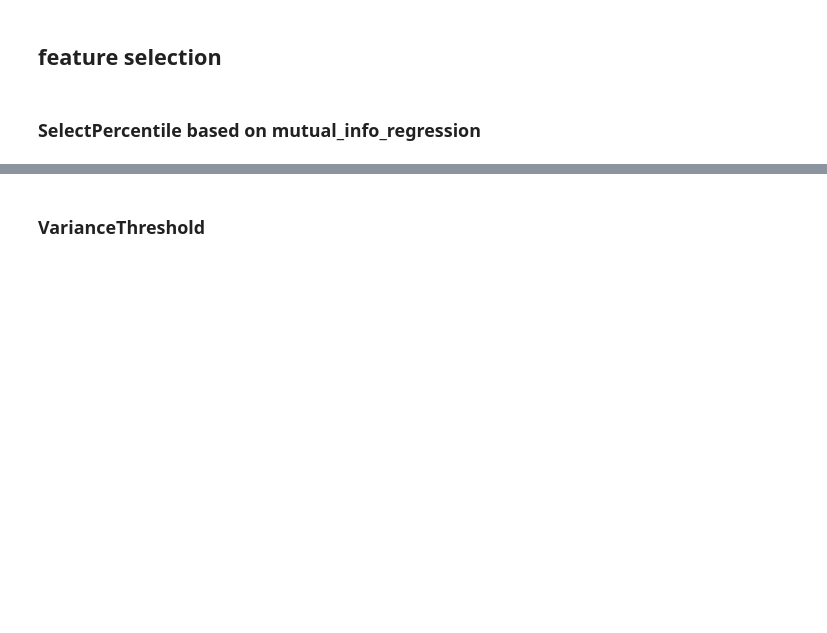
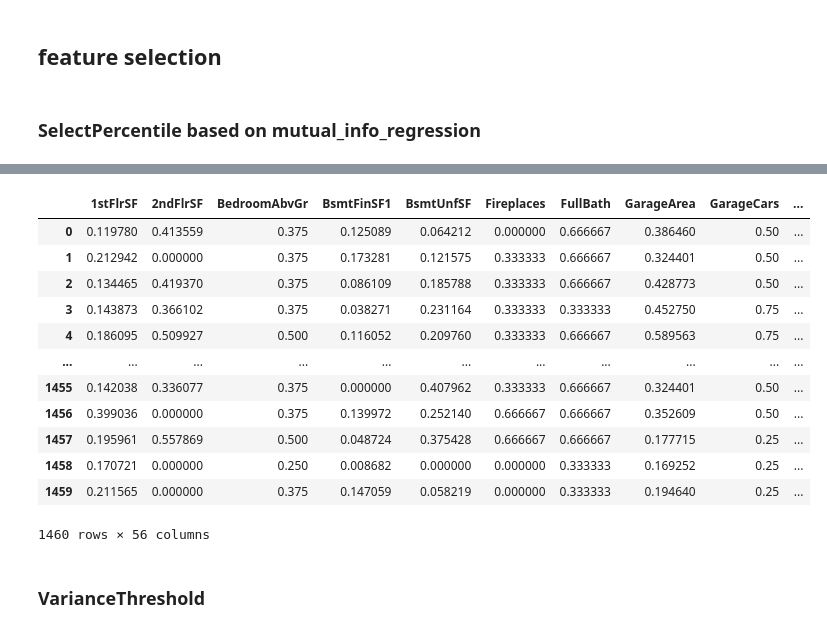
Before and after one commit to hdavis44/Houses-Kaggle-Competition, a Jupyter notebook: house_prices.ipynb, the cells around one changed output, grey strips where cells are left out. Cells and saved outputs as stored; diff of their text form; code cells hidden in the pictures; blank space fills up the shorter version.

```diff
--- a/house_prices.ipynb
+++ b/house_prices.ipynb
@@ -274,7 +274,7 @@ feat_ordinal
  'Street',
  'Utilities']
 # %%
-feat_ordinal_values_sorted = [encodings[i] for i in feat_ordinal]
+feat_ordinal_values_sorted = [feat_ordinal_dict[i] for i in feat_ordinal]
 # %%
 encoder_ordinal = OrdinalEncoder(
     categories=feat_ordinal_values_sorted,
@@ -410,3 +413,23 @@ preproc.fit_transform(X,y).shape
+# %%
+feature_names = preproc.get_feature_names_out()
+
+clean_feature_names = [name.split('__')[-1] for name in feature_names]
+
+pd.DataFrame(preprocessed, columns=clean_feature_names)
+# %% [output]
+|  | 1stFlrSF | 2ndFlrSF | BedroomAbvGr | BsmtFinSF1 | BsmtUnfSF | Fireplaces | FullBath | GarageArea | GarageCars | ... |
+| 0 | 0.119780 | 0.413559 | 0.375 | 0.125089 | 0.064212 | 0.000000 | 0.666667 | 0.386460 | 0.50 | ... |
+| 1 | 0.212942 | 0.000000 | 0.375 | 0.173281 | 0.121575 | 0.333333 | 0.666667 | 0.324401 | 0.50 | ... |
+| 2 | 0.134465 | 0.419370 | 0.375 | 0.086109 | 0.185788 | 0.333333 | 0.666667 | 0.428773 | 0.50 | ... |
+| 3 | 0.143873 | 0.366102 | 0.375 | 0.038271 | 0.231164 | 0.333333 | 0.333333 | 0.452750 | 0.75 | ... |
+| 4 | 0.186095 | 0.509927 | 0.500 | 0.116052 | 0.209760 | 0.333333 | 0.666667 | 0.589563 | 0.75 | ... |
+| ... | ... | ... | ... | ... | ... | ... | ... | ... | ... | ... |
+| 1455 | 0.142038 | 0.336077 | 0.375 | 0.000000 | 0.407962 | 0.333333 | 0.666667 | 0.324401 | 0.50 | ... |
+| 1456 | 0.399036 | 0.000000 | 0.375 | 0.139972 | 0.252140 | 0.666667 | 0.666667 | 0.352609 | 0.50 | ... |
+| 1457 | 0.195961 | 0.557869 | 0.500 | 0.048724 | 0.375428 | 0.666667 | 0.666667 | 0.177715 | 0.25 | ... |
+| 1458 | 0.170721 | 0.000000 | 0.250 | 0.008682 | 0.000000 | 0.000000 | 0.333333 | 0.169252 | 0.25 | ... |
+| 1459 | 0.211565 | 0.000000 | 0.375 | 0.147059 | 0.058219 | 0.000000 | 0.333333 | 0.194640 | 0.25 | ... |
+1460 rows × 56 columns
 # %% [markdown]
 ### VarianceThreshold
 # %%
```
Also changed, not shown: parts of 11 cells of this notebook.
